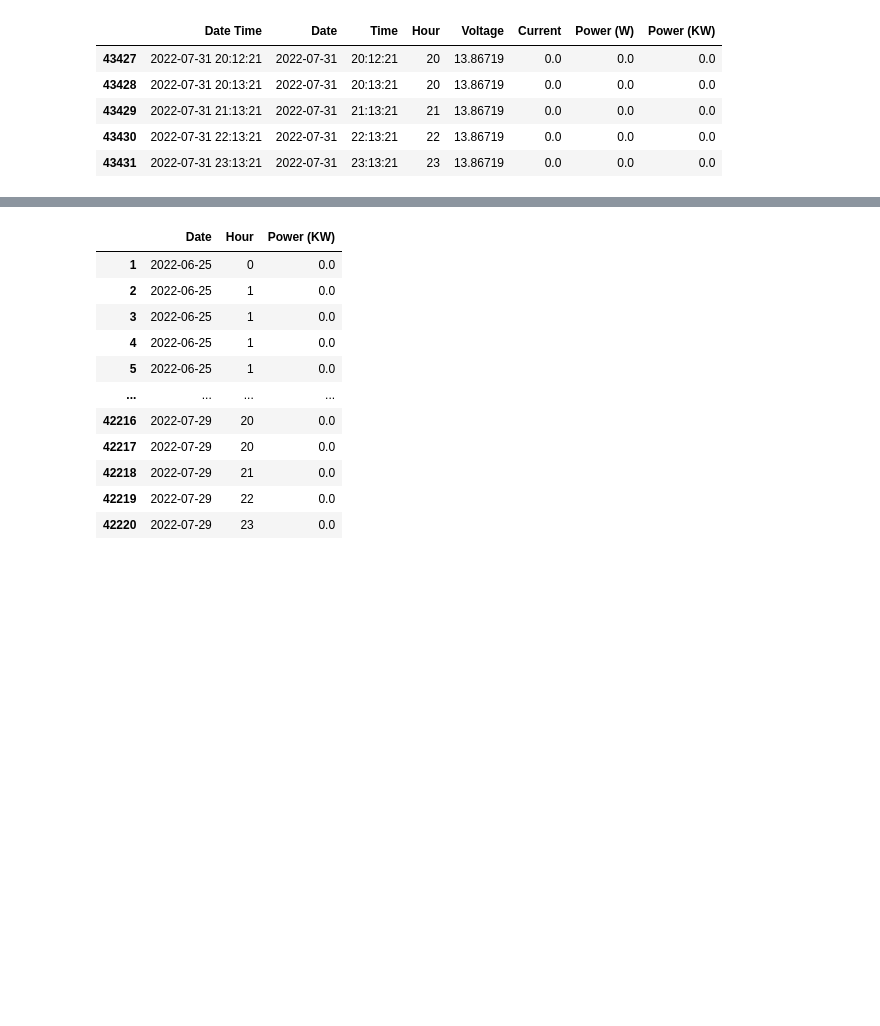
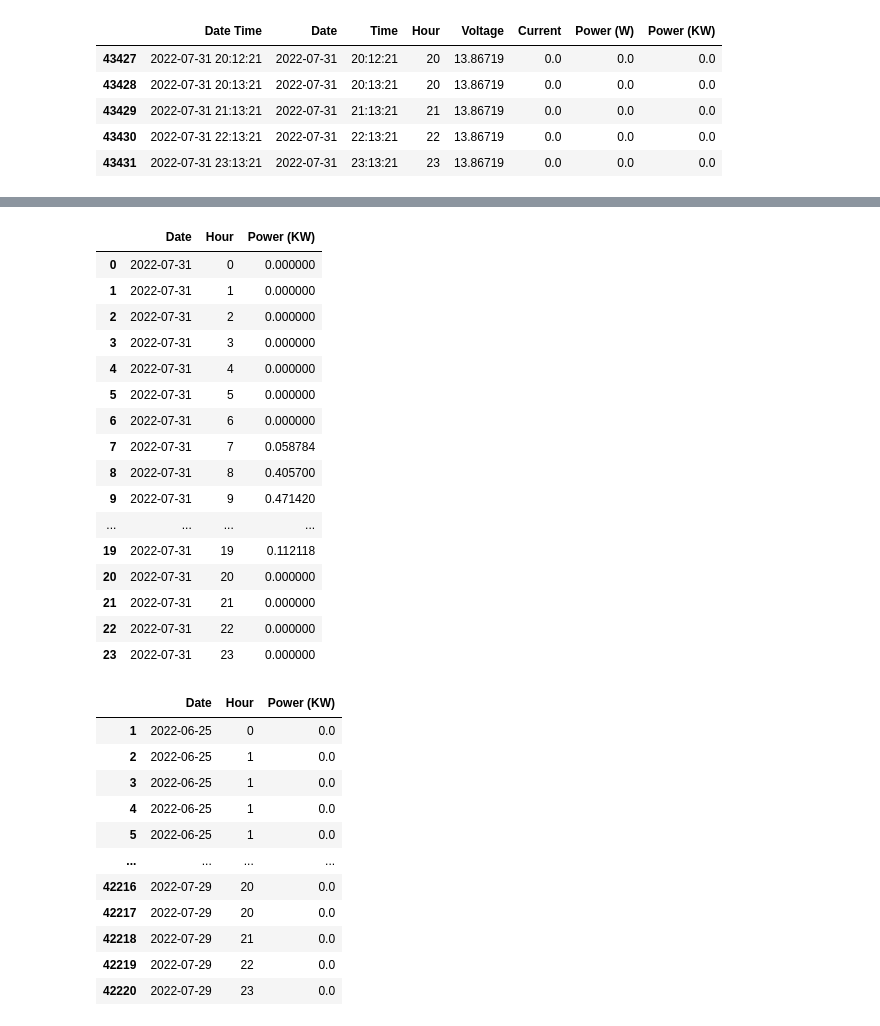
Before and after one commit to Mubeen31/mlpa-assignment, a Jupyter notebook: ML models/Knn regression model 31-07-2022/Knn regression model 31-07-2022.ipynb, the cells around one changed output, grey strips where cells are left out. Saved outputs shown, nothing was run; the diff lists cells and outputs as text; code cells hidden in the pictures; blank space fills up the shorter version.

```diff
--- a/ML models/Knn regression model 31-07-2022/Knn regression model 31-07-2022.ipynb
+++ b/ML models/Knn regression model 31-07-2022/Knn regression model 31-07-2022.ipynb
@@ -44,7 +65,26 @@ unique_date = df['Date'].unique()
 # %%
 filter_today_values = df[df['Date'] == unique_date[-1]][['Date', 'Hour', 'Power (KW)']]
 today_hourly_values = filter_today_values.groupby(['Date', 'Hour'])['Power (KW)'].sum().reset_index()
 length_today_hourly_values = len(today_hourly_values)
+today_hourly_values
+# %% [output]
+|  | Date | Hour | Power (KW) |
+| 0 | 2022-07-31 | 0 | 0.000000 |
+| 1 | 2022-07-31 | 1 | 0.000000 |
+| 2 | 2022-07-31 | 2 | 0.000000 |
+| 3 | 2022-07-31 | 3 | 0.000000 |
+| 4 | 2022-07-31 | 4 | 0.000000 |
+| 5 | 2022-07-31 | 5 | 0.000000 |
+| 6 | 2022-07-31 | 6 | 0.000000 |
+| 7 | 2022-07-31 | 7 | 0.058784 |
+| 8 | 2022-07-31 | 8 | 0.405700 |
+| 9 | 2022-07-31 | 9 | 0.471420 |
+| ... | ... | ... | ... |
+| 19 | 2022-07-31 | 19 | 0.112118 |
+| 20 | 2022-07-31 | 20 | 0.000000 |
+| 21 | 2022-07-31 | 21 | 0.000000 |
+| 22 | 2022-07-31 | 22 | 0.000000 |
+| 23 | 2022-07-31 | 23 | 0.000000 |
 # %%
 filter_daily_values = df[(df['Date'] > '2022-06-24') & (df['Date'] <= unique_date[-2])][['Date', 'Hour', 'Power (KW)']]
 filter_daily_values
```
Also changed, not shown: parts of 1 cell of this notebook.
